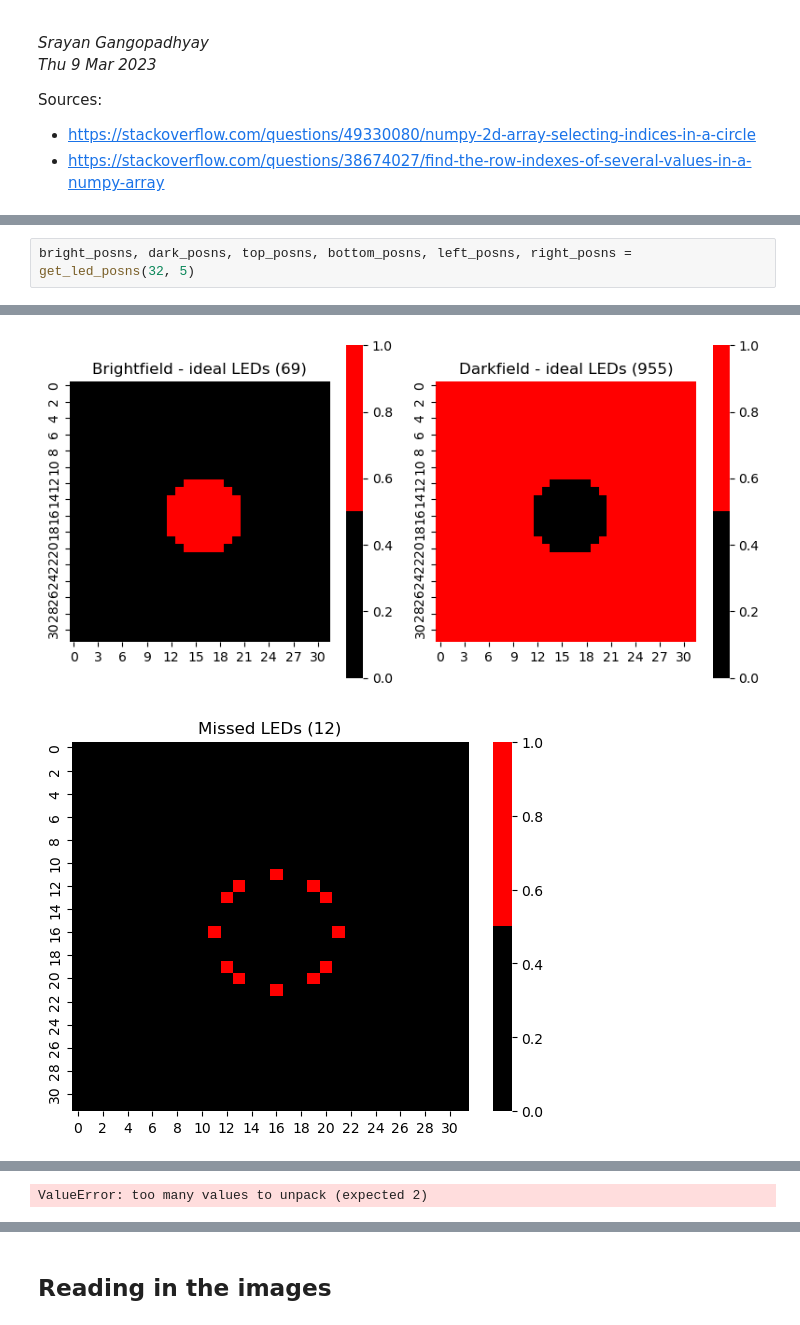
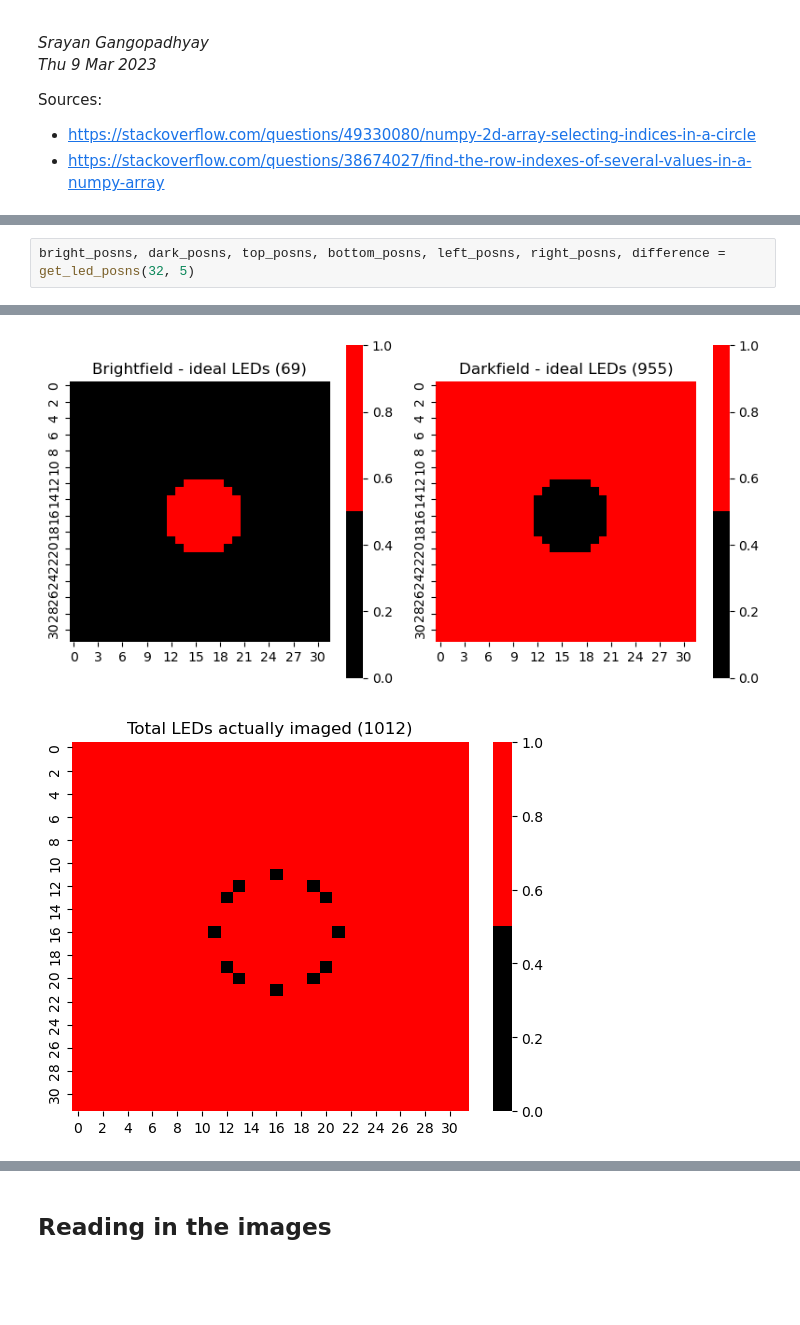
Before and after one commit to kwokkenton/optea, a Jupyter notebook: led_array/phase_contrast.ipynb, the cells around one changed output, grey strips where cells are left out. Drawn from its saved outputs; the diff is of its cells as text; blank space fills up the shorter version.

```diff
--- a/led_array/phase_contrast.ipynb
+++ b/led_array/phase_contrast.ipynb
@@ -24,10 +25,9 @@ To do:
 
 ## Simulating the LED setup to get the required indices
 # %%
-bright_posns, dark_posns, top_posns, bottom_posns, left_posns, right_posns = get_led_posns(32, 5)
+bright_posns, dark_posns, top_posns, bottom_posns, left_posns, right_posns, difference = get_led_posns(32, 5)
 # %% [output]
 [figure]
 [figure]
-[figure, old version]
+[figure, new version]
 [figure]
-ValueError: too many values to unpack (expected 2)
```
Also changed, not shown: parts of 31 cells of this notebook, 1 other file.
